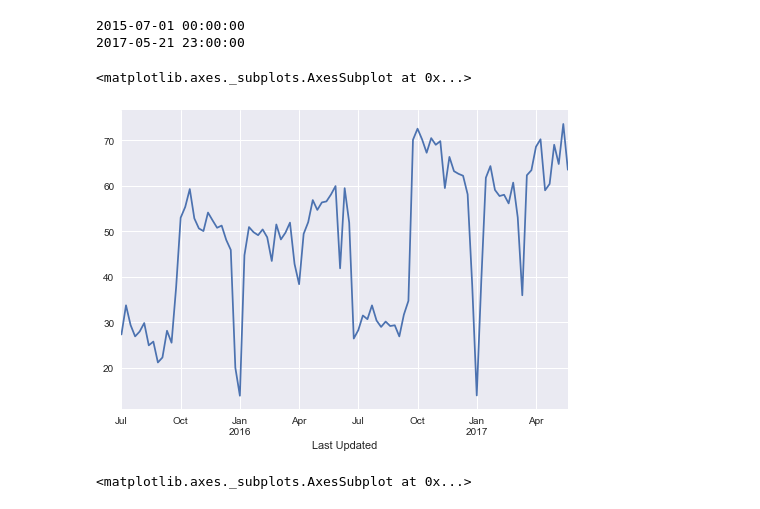
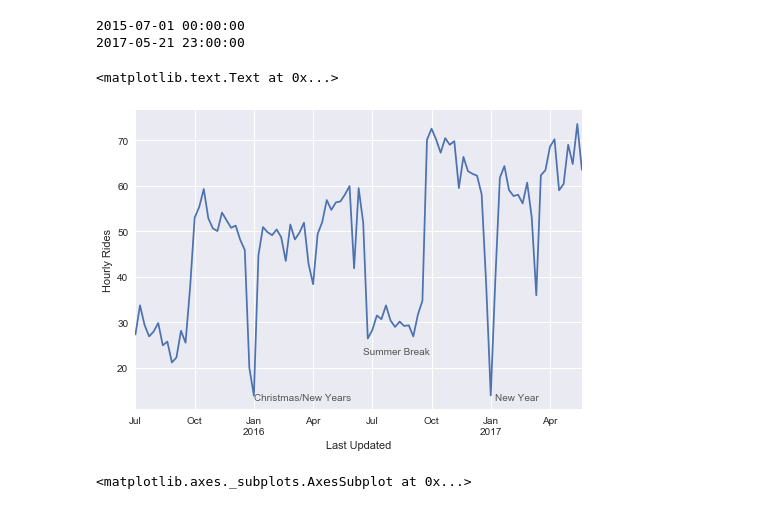
Before and after one commit to sidshekhar/CamdenCycleAnalysis, a Jupyter notebook: Camden Cycling Analysis.ipynb, the cells around one changed output. Drawn from its saved outputs; the diff is of its cells as text; code cells hidden in the pictures.

```diff
--- a/Camden Cycling Analysis.ipynb
+++ b/Camden Cycling Analysis.ipynb
@@ -49,14 +65,18 @@ print (df.index.max()) #print latest Last Updated date in dataset
 # %% [output]
 2015-07-01 00:00:00
 2017-05-21 23:00:00
-# %%
-import matplotlib as plt
-%matplotlib inline
-plt.style.use('seaborn')
-df['Hourly Count'].resample('W').mean().plot() #resample hourly cycle count by week to reduce number of datapoints
-# %% [output]
-<matplotlib.axes._subplots.AxesSubplot at 0x...>
-[figure, removed]
+# %%
+ax = df['Hourly Count'].resample('W').mean().plot() #resample hourly cycle count by week to reduce number of datapoints
+ax.set_ylabel("Hourly Rides")
+
+# Add labels to the plot
+style = dict(size=10, color='#585858')
+ax.text('2016-1-2', 13, "Christmas/New Years", **style)
+ax.text('2017-1-2', 13, "New Year", **style)
+ax.text('2016-6-15', 23, "Summer Break", **style)
+# %% [output]
+<matplotlib.text.Text at 0x...>
+[figure, added]
 # %%
 df['Hourly Count'].groupby(df.index.time).mean().plot() #Average hourly counts at each time of day over the dataset
 # %% [output]
```
Also changed, not shown: parts of 27 cells of this notebook.
